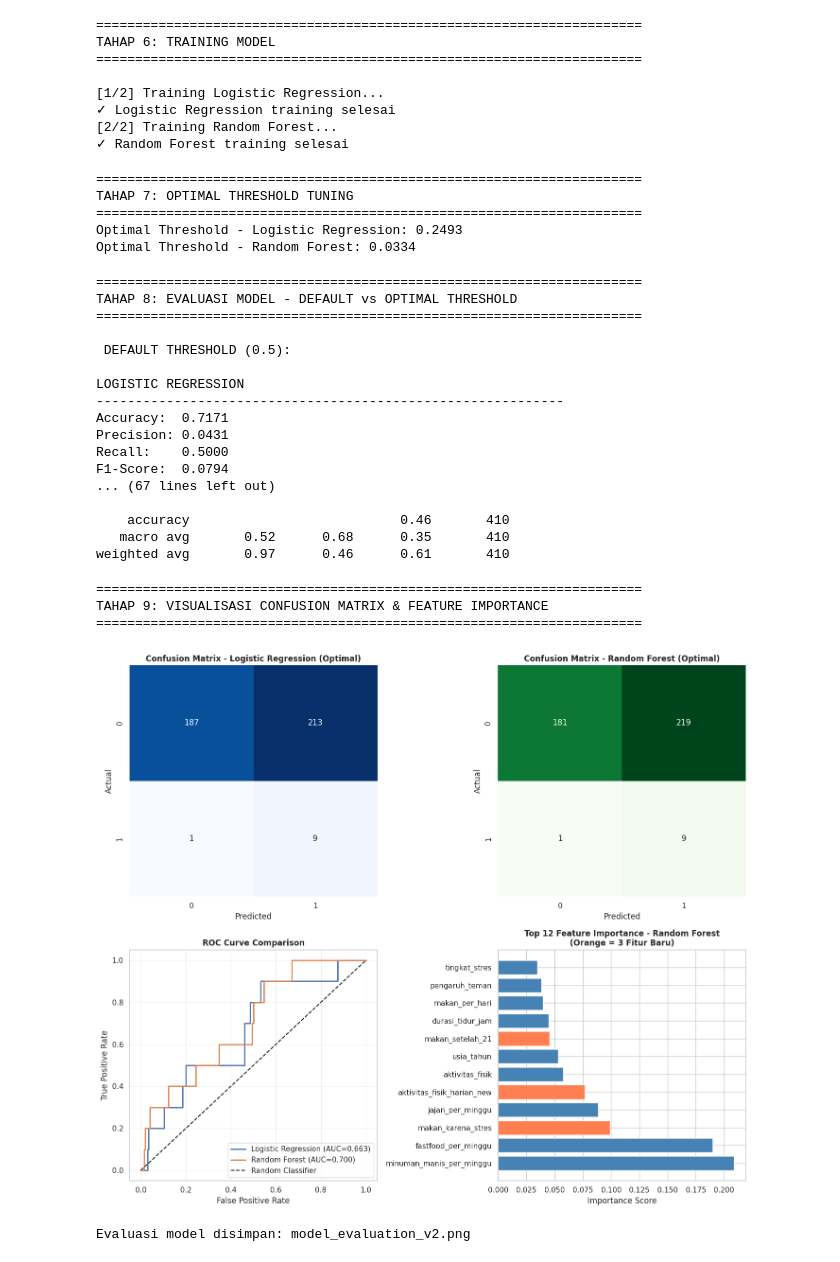
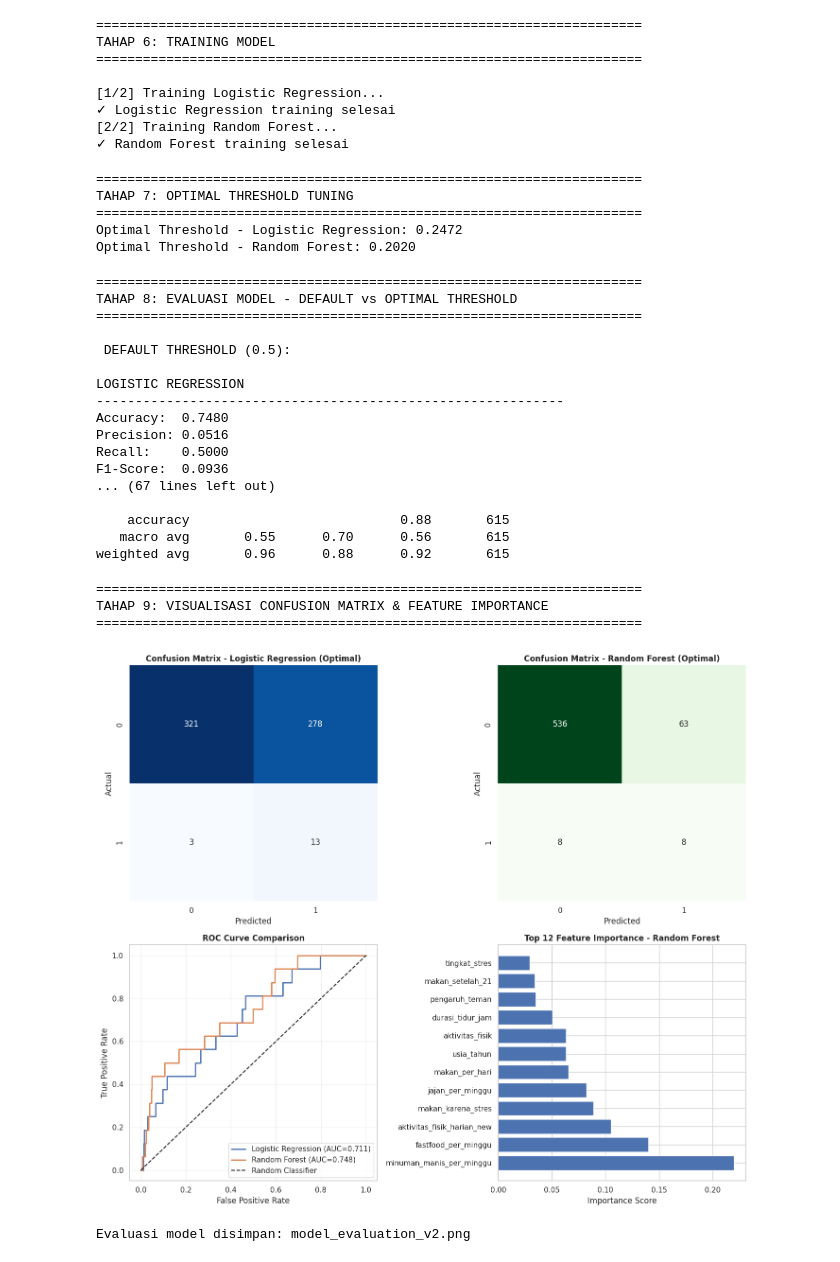
Before and after one commit to anisetusms/DASI_DALIS_Kelompok_06, a Jupyter notebook: dasi_dalis_kel_06.ipynb, the cells around one changed output. Saved outputs shown, nothing was run; the diff lists cells and outputs as text; code cells hidden in the pictures.

Commit message:
Update data test dan data train

```diff
--- a/dasi_dalis_kel_06.ipynb
+++ b/dasi_dalis_kel_06.ipynb
@@ -436,7 +436,7 @@ TAHAP 5: Data Preparation untuk ML
 # %%
 # 5.2 Train-test split dengan stratification
 X_train, X_test, y_train, y_test = train_test_split(
-    X, y, test_size=0.2, random_state=42, stratify=y
+    X, y, test_size=0.3, random_state=42, stratify=y
 )
 print(f" Data split: train={X_train.shape[0]}, test={X_test.shape[0]}")
 # %% [output]
@@ -545,8 +545,8 @@ y_pred_rf_opt = (y_prob_rf >= threshold_rf).astype(int)
 ======================================================================
 TAHAP 7: OPTIMAL THRESHOLD TUNING
 ======================================================================
-Optimal Threshold - Logistic Regression: 0.2493
-Optimal Threshold - Random Forest: 0.0334
+Optimal Threshold - Logistic Regression: 0.2472
+Optimal Threshold - Random Forest: 0.2020
 # %%
 # ==========================================
 # 8. MODEL EVALUATION
@@ -591,15 +591,15 @@ TAHAP 8: EVALUASI MODEL - DEFAULT vs OPTIMAL THRESHOLD
 
 LOGISTIC REGRESSION
 ------------------------------------------------------------
-Accuracy:  0.7171
-Precision: 0.0431
+Accuracy:  0.7480
+Precision: 0.0516
 Recall:    0.5000
-F1-Score:  0.0794
+F1-Score:  0.0936
 ... (67 lines left out)
 
-    accuracy                           0.46       410
-   macro avg       0.52      0.68      0.35       410
-weighted avg       0.97      0.46      0.61       410
+    accuracy                           0.88       615
+   macro avg       0.55      0.70      0.56       615
+weighted avg       0.96      0.88      0.92       615
 # %%
 # ==========================================
 # 9. CONFUSION MATRIX & FEATURE IMPORTANCE
@@ -627,36 +627,34 @@ axes[0, 1].set_xlabel("Predicted")
 try:
     fpr_lr, tpr_lr, _ = roc_curve(y_test, y_prob_logreg)
     fpr_rf, tpr_rf, _ = roc_curve(y_test, y_prob_rf)
     auc_lr = roc_auc_score(y_test, y_prob_logreg)
     auc_rf = roc_auc_score(y_test, y_prob_rf)
 
     axes[1, 0].plot(fpr_lr, tpr_lr, label=f'Logistic Regression (AUC={auc_lr:.3f})', linewidth=2)
     axes[1, 0].plot(fpr_rf, tpr_rf, label=f'Random Forest (AUC={auc_rf:.3f})', linewidth=2)
     axes[1, 0].plot([0, 1], [0, 1], 'k--', label='Random Classifier')
     axes[1, 0].set_xlabel("False Positive Rate")
     axes[1, 0].set_ylabel("True Positive Rate")
     axes[1, 0].set_title("ROC Curve Comparison", fontweight='bold')
     axes[1, 0].legend(loc='lower right')
     axes[1, 0].grid(alpha=0.3)
 except Exception as e:
     axes[1, 0].text(0.5, 0.5, f"ROC Curve unavailable\n{e}", ha='center', va='center')
     auc_lr, auc_rf = 0, 0
 
 # Feature Importance - UPDATED dengan fitur baru
 feat_importance = pd.Series(rf.feature_importances_, index=available_features).sort_values(ascending=False)
-colors = ['coral' if 'makan_setelah_21' in f or 'aktivitas_fisik_harian_new' in f or 'makan_karena_stres' in f
-          else 'steelblue' for f in feat_importance.index[:12]]
-axes[1, 1].barh(feat_importance.index[:12], feat_importance.values[:12], color=colors)
+axes[1, 1].barh(feat_importance.index[:12], feat_importance.values[:12])
 axes[1, 1].set_xlabel("Importance Score")
-axes[1, 1].set_title("Top 12 Feature Importance - Random Forest\n(Orange = 3 Fitur Baru)", fontweight='bold')
+axes[1, 1].set_title("Top 12 Feature Importance - Random Forest", fontweight='bold')
 
 plt.tight_layout()
 plt.savefig("model_evaluation_v2.png", dpi=300, bbox_inches='tight')
 plt.show()
 print("Evaluasi model disimpan: model_evaluation_v2.png")
 # %% [output]
 ======================================================================
 TAHAP 9: VISUALISASI CONFUSION MATRIX & FEATURE IMPORTANCE
 ======================================================================
-[figure, old version]
+[figure, new version]
 Evaluasi model disimpan: model_evaluation_v2.png
```
Also changed, not shown: parts of 2 cells of this notebook.
